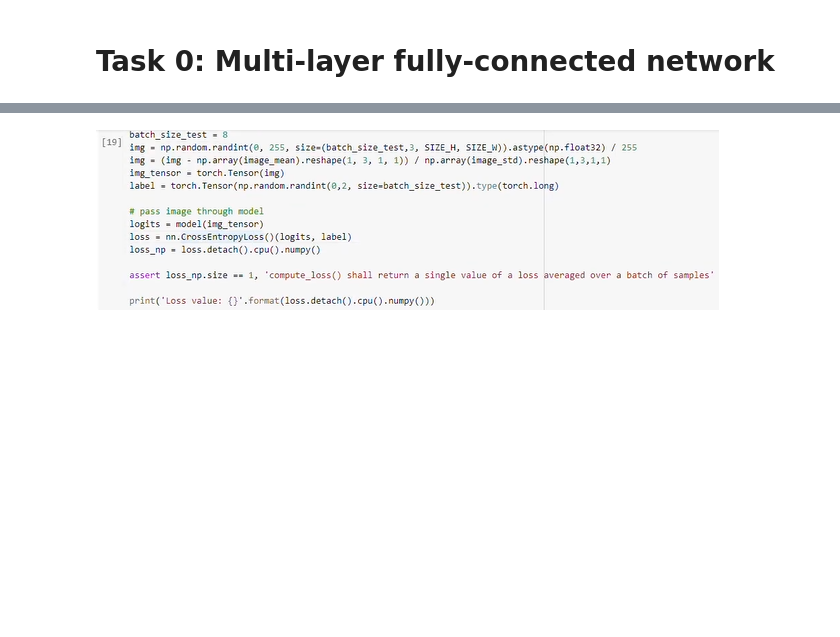
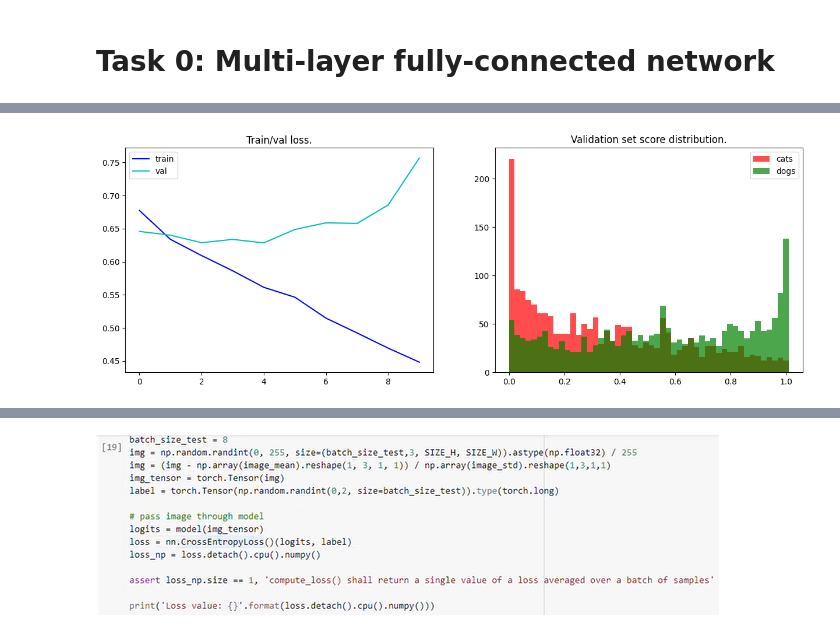
Before and after one commit to drybashlykov/study, a Jupyter notebook: notebooks/cats_vs_dogs.ipynb, the cells around one changed output, grey strips where cells are left out. Saved outputs shown, nothing was run; the diff lists cells and outputs as text; code cells hidden in the pictures; blank space fills up the shorter version.

```diff
--- a/notebooks/cats_vs_dogs.ipynb
+++ b/notebooks/cats_vs_dogs.ipynb
@@ -160,9 +160,9 @@ class Runner():
         self.epoch = 0
         self.output = None
         self.metrics = None
-        self.global_step = 0
+        self._global_step = 0
         self.best_val_score = -1
-        self.top_val_accuracy = -1
+        self._top_val_accuracy = -1
         self.log_dict = {
             "train": [],
             "val": [],
@@ -227,7 +227,7 @@ class Runner():
             batch (mapping[str, Any]): dictionary with data batches from DataLoader.
         """
         # split batch tuple into data batch and label batch
-        x_batch, y_batch = batch
+        X_batch, y_batch = batch
 
         # update the global step in iterations over source data
         self._global_step += len(y_batch)
@@ -266,7 +266,7 @@ class Runner():
             if train_phase:
                 loss.backward()
                 self.opt.step()
-                self.opt.zerograd()
+                self.opt.zero_grad()
 
         self.log_dict[self._phase_name].append(np.mean(self.events[self._phase_name]['loss']))
 
@@ -382,0 +463,10 @@ Loss value: 0.6585608124732971
+# %%
+opt = torch.optim.Adam(model.parameters(), lr=1e-3)
+opt.zero_grad()
+ckpt_name = "model_base.ckpt"
+model = model.to(device)
+# %%
+runner = CNNRunner(model, opt, device, ckpt_name)
+# %%
+runner.train(train_batch_gen, val_batch_gen, n_epochs=10, visualize=True)
+# %% [output]
@@ -382,0 +474 @@ Loss value: 0.6585608124732971
+[figure, added]
```
Also changed, not shown: parts of 12 cells of this notebook, 3 other files.
